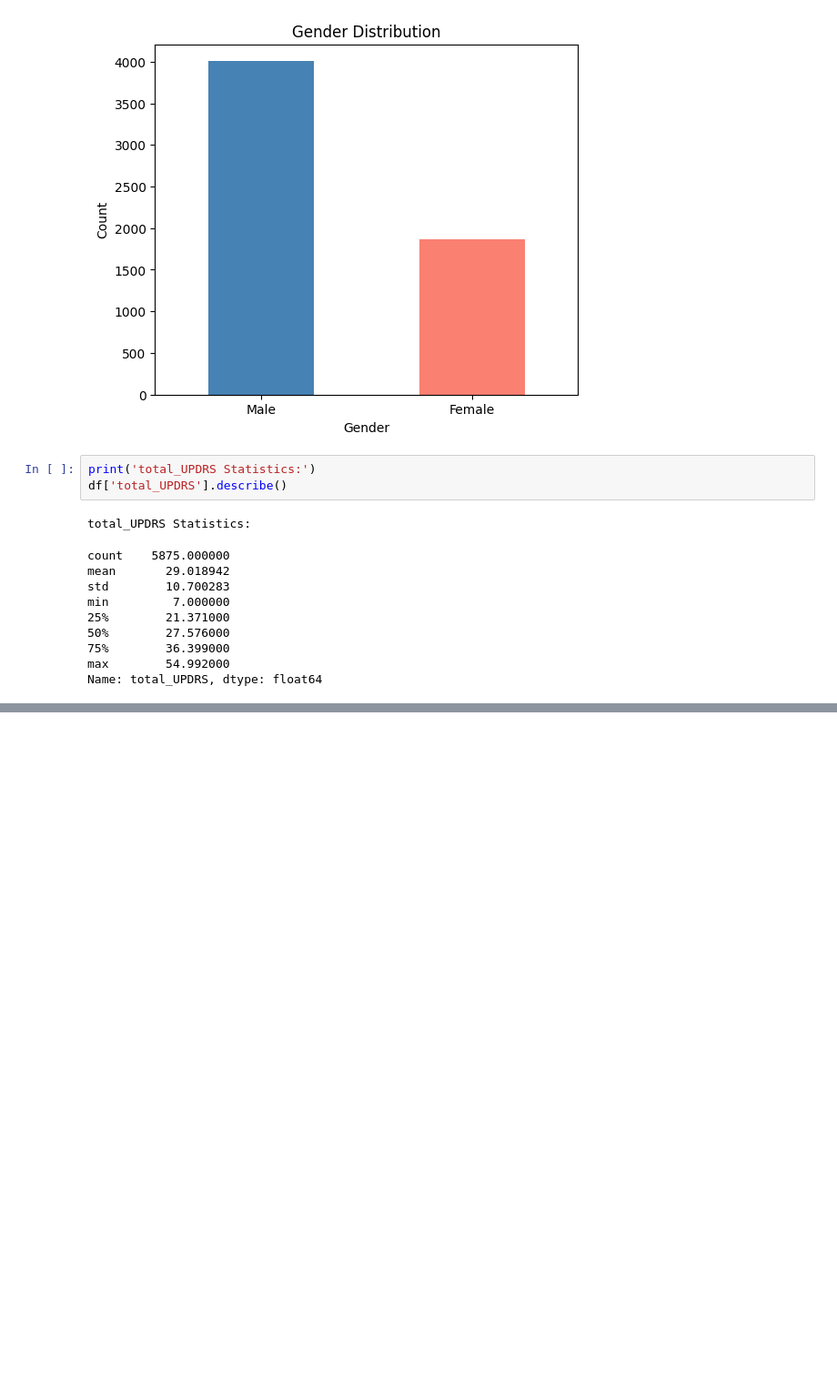
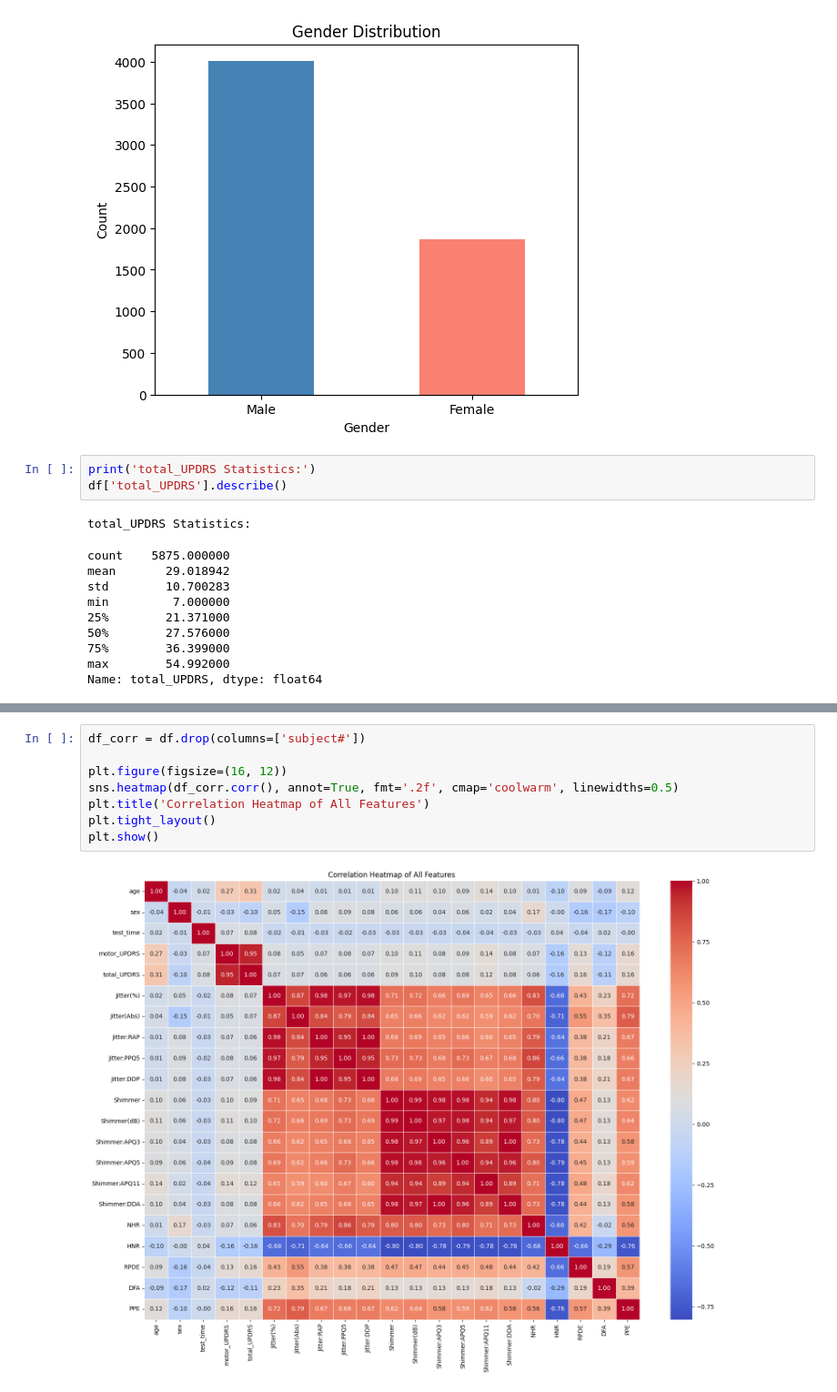
Before and after one commit to ssjha210/Parkinson_Early_Detection, a Jupyter notebook: data/EDA.ipynb, the cells around one changed output, grey strips where cells are left out. Shown at 91% size. Drawn from its saved outputs; the diff is of its cells as text; blank space fills up the shorter version.

```diff
--- a/data/EDA.ipynb
+++ b/data/EDA.ipynb
@@ -143,0 +197,10 @@ Name: total_UPDRS, dtype: float64
+# %%
+df_corr = df.drop(columns=['subject#'])
+
+plt.figure(figsize=(16, 12))
+sns.heatmap(df_corr.corr(), annot=True, fmt='.2f', cmap='coolwarm', linewidths=0.5)
+plt.title('Correlation Heatmap of All Features')
+plt.tight_layout()
+plt.show()
+# %% [output]
+[figure, added]
```
Also changed, not shown: parts of 15 cells of this notebook.
